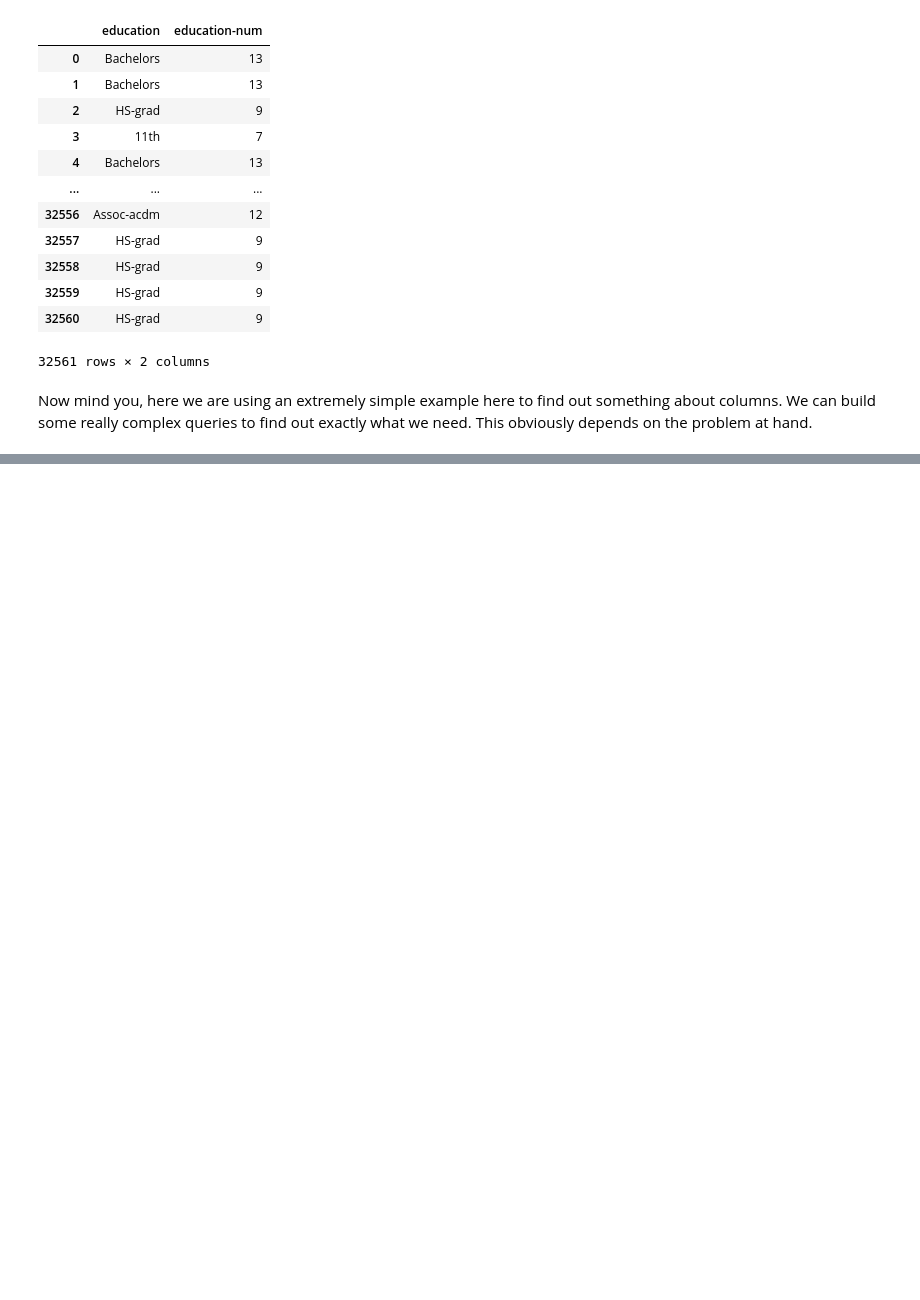
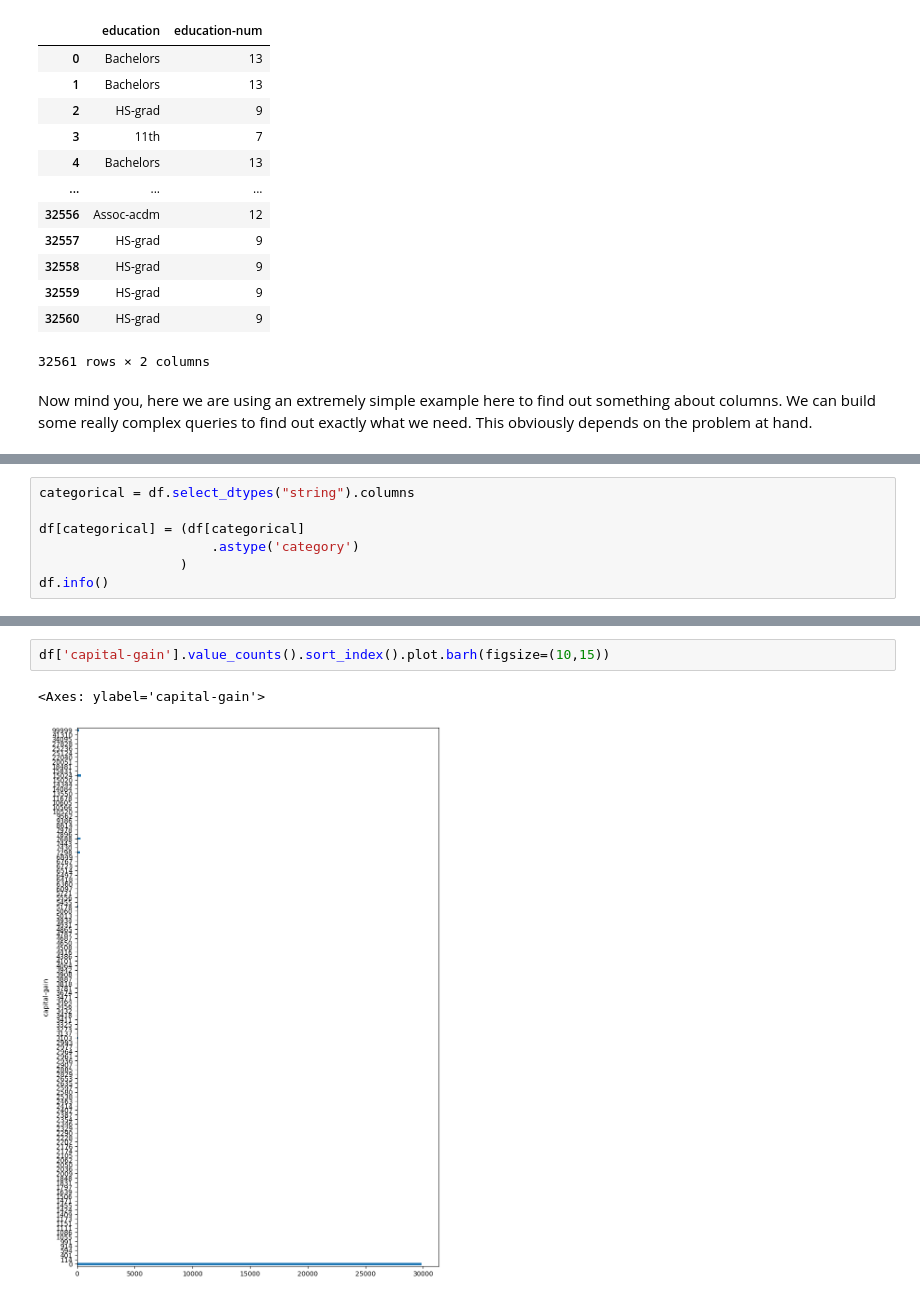
Before and after one commit to agpt8/data_science_portfolio, a Jupyter notebook: income-data-analysis.ipynb, the cells around one changed output, grey strips where cells are left out. Cells and saved outputs as stored; diff of their text form; blank space fills up the shorter version.

Commit message:
add basic analysis and datatype update for numerical columns

```diff
--- a/income-data-analysis.ipynb
+++ b/income-data-analysis.ipynb
@@ -298,0 +301,7 @@ Taking a look at other columns with `strings` datatype shows us that many of the
+# %%
+categorical = df.select_dtypes("string").columns
+
+df[categorical] = (df[categorical]
+                      .astype('category')
+                  )
+df.info()
@@ -298,0 +342,5 @@ Taking a look at other columns with `strings` datatype shows us that many of the
+# %%
+df['capital-gain'].value_counts().sort_index().plot.barh(figsize=(10,15))
+# %% [output]
+<Axes: ylabel='capital-gain'>
+[figure, added]
```
Also changed, not shown: parts of 24 cells of this notebook.
